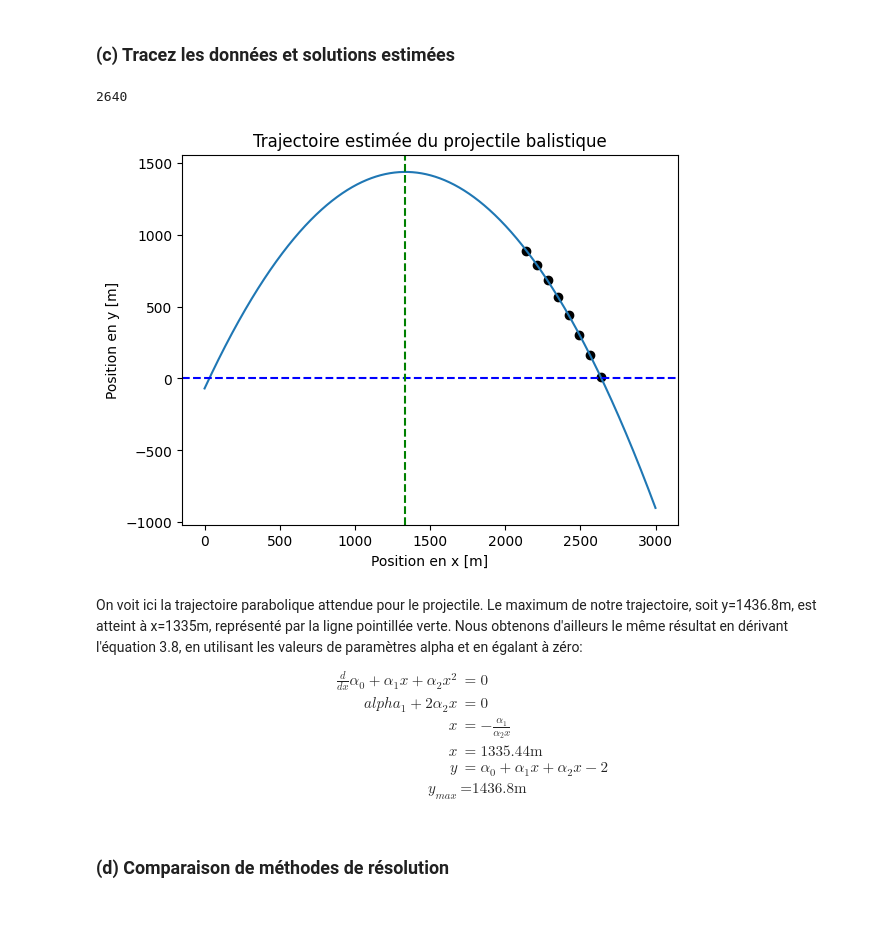
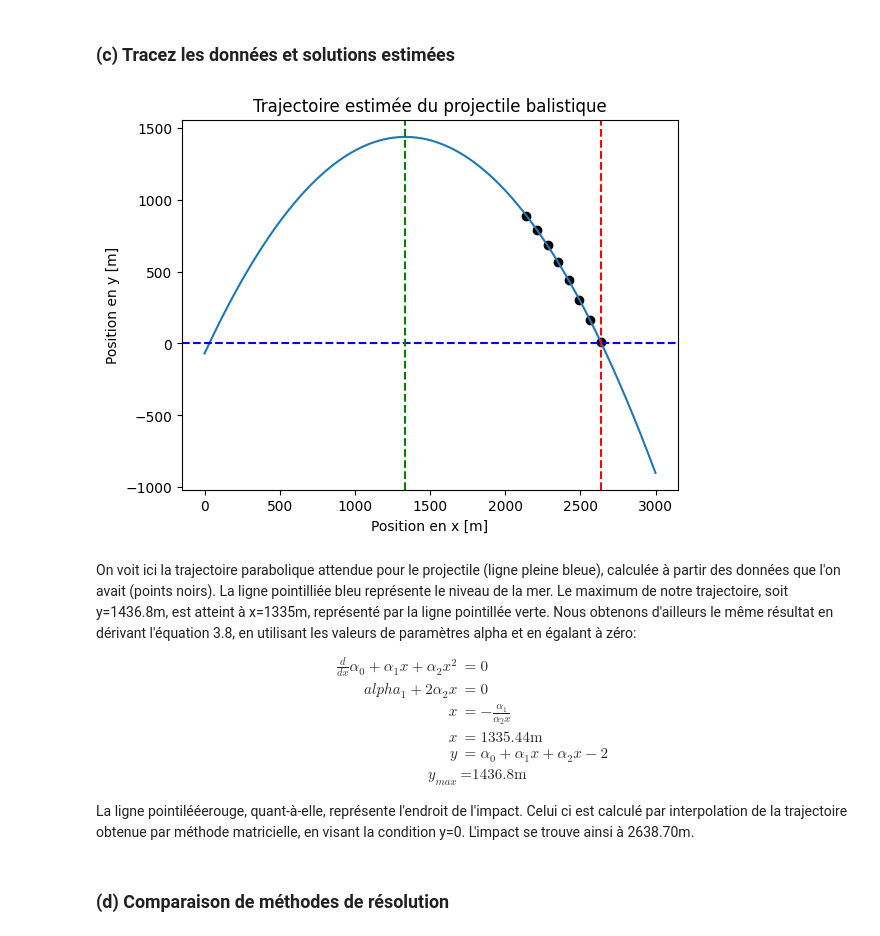
Before and after one commit to thcha67/tp_phys_num, a Jupyter notebook: TP3_ThomasC_SimonG_LaurentE/TP3_ThomasC_SimonG_LaurentE.ipynb, the cells around one changed output. Saved outputs shown, nothing was run; the diff lists cells and outputs as text; code cells hidden in the pictures.

Commit message:
Nouveaux changements mineurs pour TP3

```diff
--- a/TP3_ThomasC_SimonG_LaurentE/TP3_ThomasC_SimonG_LaurentE.ipynb
+++ b/TP3_ThomasC_SimonG_LaurentE/TP3_ThomasC_SimonG_LaurentE.ipynb
@@ -354,36 +354,38 @@ Autrement, la valeur de $\alpha_2$ est suprenamment faible comparée à $\alpha_
 # %%
 #insérer code pour question TP3.2.c
 
+#generer la trajectoire
 x_range = [element for element in range(3000)]
 y_trajectory = []
 increment = 0
 for x in x_range:
     y_position = alpha_vector[0][0] + alpha_vector[1][0]*x + alpha_vector[2][0]*(x**2)
     y_trajectory.append(y_position)
     increment += 1
 
 x_range = x_range[:increment]
 
+#interpolating position of impact
 position_of_impact = None
 for i in range(1, len(y_trajectory)):
     if y_trajectory[i] < 0 and y_trajectory[i-1] > 0:
         sum_for_interpolation = abs(y_trajectory[i]) + y_trajectory[i-1]
         percentage_i = y_trajectory[i]/sum_for_interpolation
         position_of_impact = percentage_i*i + (1-percentage_i)*(i-1)
 
 plt.scatter(x_values, y_values, color="black")
 plt.plot(x_range, y_trajectory)
 plt.xlabel("Position en x [m]")
 plt.ylabel("Position en y [m]")
 plt.title("Trajectoire estimée du projectile balistique")
 plt.axhline(y = 0, linestyle="--", color="blue")
 plt.axvline(x=1335, linestyle="--", color="green")
+plt.axvline(x=position_of_impact, linestyle="--", color="red")
 plt.show()
 # %% [output]
-2640
-[figure, old version]
+[figure, new version]
 # %% [markdown]
-On voit ici la trajectoire parabolique attendue pour le projectile. Le maximum de notre trajectoire, soit y=1436.8m, est atteint à x=1335m, représenté par la ligne pointillée verte. Nous obtenons d'ailleurs le même résultat en dérivant l'équation 3.8, en utilisant les valeurs de paramètres alpha et en égalant à zéro:
+On voit ici la trajectoire parabolique attendue pour le projectile (ligne pleine bleue), calculée à partir des données que l'on avait (points noirs). La ligne pointilliée bleu représente le niveau de la mer. Le maximum de notre trajectoire, soit y=1436.8m, est atteint à x=1335m, représenté par la ligne pointillée verte. Nous obtenons d'ailleurs le même résultat en dérivant l'équation 3.8, en utilisant les valeurs de paramètres alpha et en égalant à zéro:
 \begin{align*}
     \frac{d}{dx} \alpha_0 + \alpha_1 x + \alpha_2 x^2 &= 0\\
     alpha_1 + 2 \alpha_2 x &= 0\\
@@ -392,6 +394,8 @@ On voit ici la trajectoire parabolique attendue pour le projectile. Le maximum d
     y &= \alpha_0 + \alpha_1 x + \alpha_2 x-2\\
     y_{max} &= \text{1436.8m}
 \end{align*}
+
+La ligne pointilééerouge, quant-à-elle, représente l'endroit de l'impact. Celui ci est calculé par interpolation de la trajectoire obtenue par méthode matricielle, en visant la condition y=0. L'impact se trouve ainsi à 2638.70m.
 # %% [markdown]
 ### (d) Comparaison de méthodes de résolution
 # %%
```
Also changed, not shown: parts of 3 cells of this notebook.
